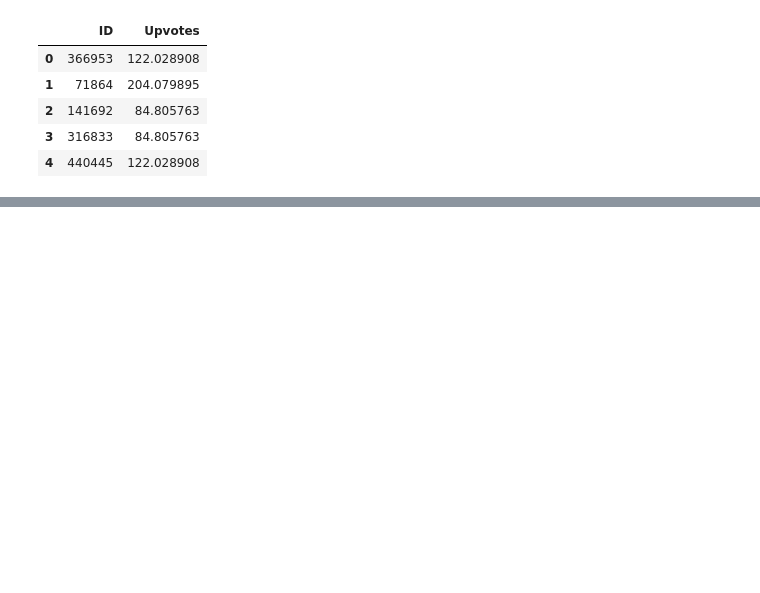
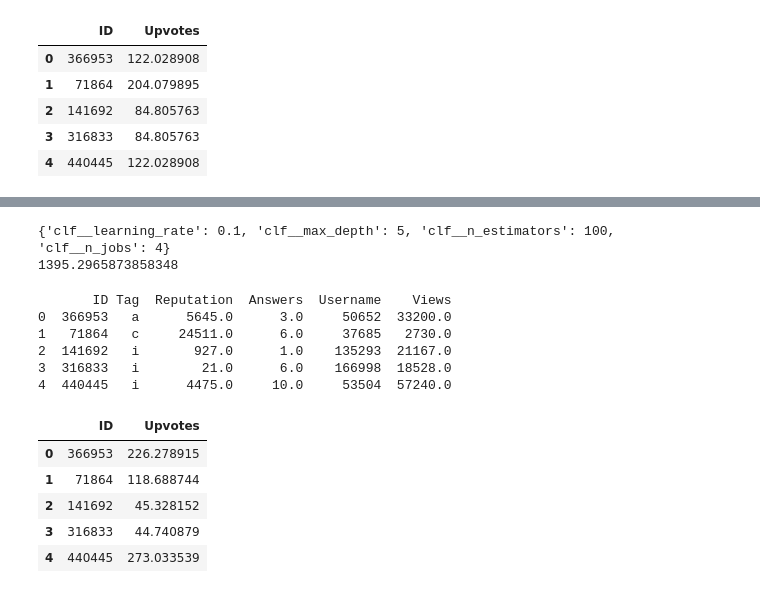
Before and after one commit to avs20/HOG_Playground, a Jupyter notebook: CompetitionEnigma.ipynb, the cells around one changed output, grey strips where cells are left out. Drawn from its saved outputs; the diff is of its cells as text; code cells hidden in the pictures; blank space fills up the shorter version.

Commit message:
basic Tuned xgbooost for n_estimator and depth

```diff
--- a/CompetitionEnigma.ipynb
+++ b/CompetitionEnigma.ipynb
@@ -170,0 +193,27 @@ files.download('enigma_sub_2.csv')
+# %%
+from sklearn.model_selection import GridSearchCV
+from sklearn.pipeline import Pipeline
+
+
+steps = [('clf', xgb.XGBRegressor())]
+
+
+clf_param_grid = {
+    'clf__max_depth' : [5,10,20],
+    'clf__learning_rate' : [0.1,0.01],
+    'clf__n_jobs' : [4],
+    'clf__n_estimators' : [50, 100,]
+
+}
+
+
+xgbclf = Pipeline(steps)
+
+X_new = X.copy()
+# X_new.drop('ID',axis=1,inplace=True)
+estimator = GridSearchCV(xgbclf, param_grid=clf_param_grid ,cv =4, verbose=2, scoring="neg_mean_squared_error")
+estimator.fit(X_new,y)
+
+print(estimator.best_params_)
+import numpy as np
+print(np.sqrt(-1*estimator.best_score_))
@@ -170,0 +246,36 @@ files.download('enigma_sub_2.csv')
+# %%
+print(estimator.best_params_)
+import numpy as np
+print(np.sqrt(-1*estimator.best_score_))
+# %% [output]
+{'clf__learning_rate': 0.1, 'clf__max_depth': 5, 'clf__n_estimators': 100, 'clf__n_jobs': 4}
+1395.2965873858348
+# %%
+test = pd.read_csv('test_en.csv')
+test_new = test.copy()
+print(test_new.head())
+test_new.drop("ID", axis=1, inplace=True)
+
+test_new = pd.concat([test_new,pd.get_dummies(test_new['Tag'], drop_first=True)], axis=1); test_new.head()
+
+
+
+test_new.drop('Tag', axis = 1, inplace=True)
+preds = estimator.predict(test_new)
+
+submission = {"ID" : list(test["ID"]), "Upvotes":preds}
+submission = pd.DataFrame(submission)
+submission.head()
+# %% [output]
+       ID Tag  Reputation  Answers  Username    Views
+0  366953   a      5645.0      3.0     50652  33200.0
+1   71864   c     24511.0      6.0     37685   2730.0
+2  141692   i       927.0      1.0    135293  21167.0
+3  316833   i        21.0      6.0    166998  18528.0
+4  440445   i      4475.0     10.0     53504  57240.0
+|  | ID | Upvotes |
+| 0 | 366953 | 226.278915 |
+| 1 | 71864 | 118.688744 |
+| 2 | 141692 | 45.328152 |
+| 3 | 316833 | 44.740879 |
+| 4 | 440445 | 273.033539 |
```
Also changed, not shown: parts of 5 cells of this notebook.
